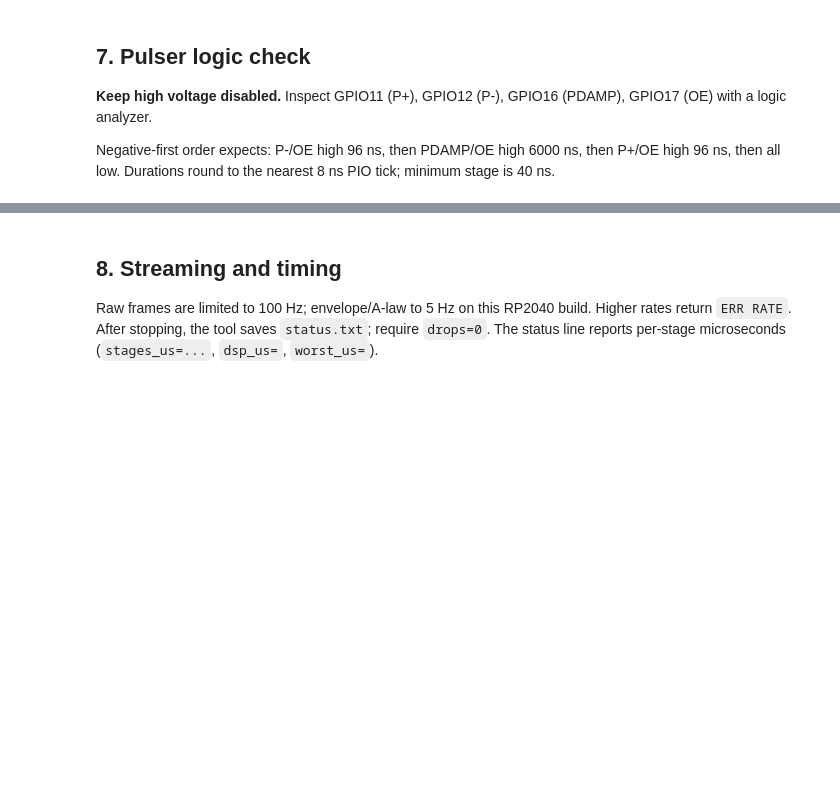
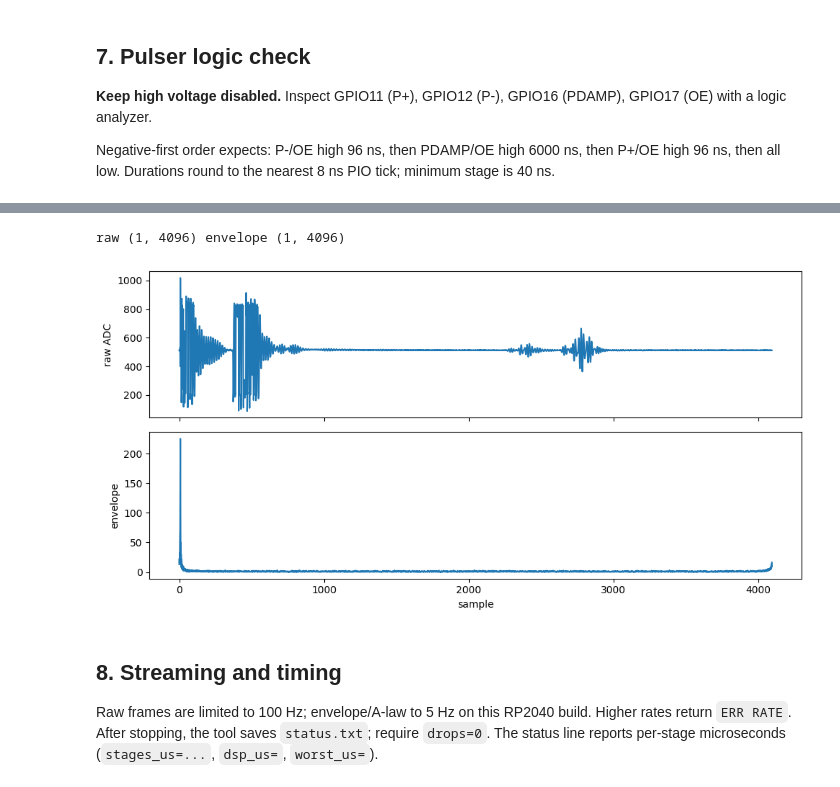
Before and after one commit to kelu124/pic0rick, a Jupyter notebook: onboard_dsp/00.DSP_Tests.ipynb, the cells around one changed output, grey strips where cells are left out. Saved outputs shown, nothing was run; the diff lists cells and outputs as text; code cells hidden in the pictures; blank space fills up the shorter version.

```diff
--- a/onboard_dsp/00.DSP_Tests.ipynb
+++ b/onboard_dsp/00.DSP_Tests.ipynb
@@ -297,3 +362,19 @@ send_text('pulser disarm')
+# %%
+import numpy as np
+import matplotlib.pyplot as plt
+
+raw = np.load('captures/pulse-pos/raw.npy')          # shape (frames, 4096)
+env = np.load('captures/envelope/envelope.npy')
+print('raw', raw.shape, 'envelope', env.shape)
+
+fig, ax = plt.subplots(2, 1, figsize=(10, 5), sharex=True)
+ax[0].plot(raw[0]);  ax[0].set_ylabel('raw ADC')
+ax[1].plot(env[0]);  ax[1].set_ylabel('envelope')
+ax[1].set_xlabel('sample')
+plt.tight_layout(); plt.show()
+# %% [output]
+raw (1, 4096) envelope (1, 4096)
+[figure, added]
 # %% [markdown]
 ## 8. Streaming and timing
 
```
Also changed, not shown: parts of 14 cells of this notebook, 16 other files.
